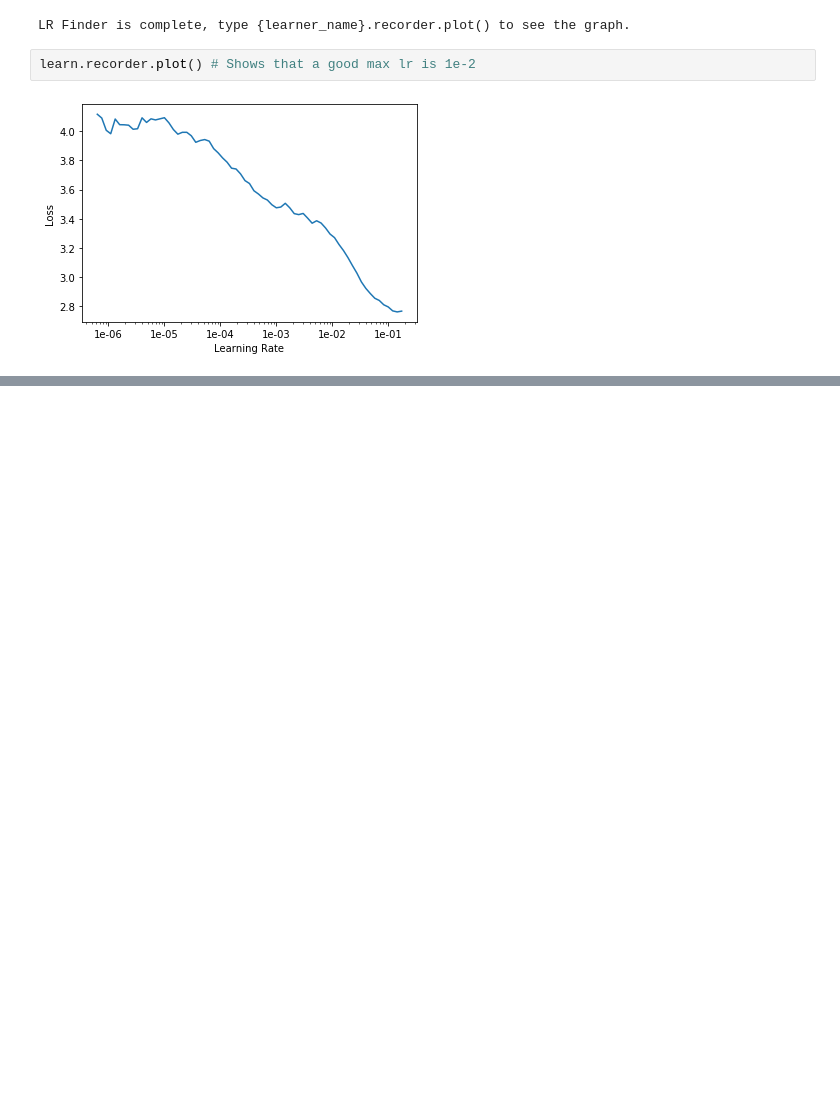
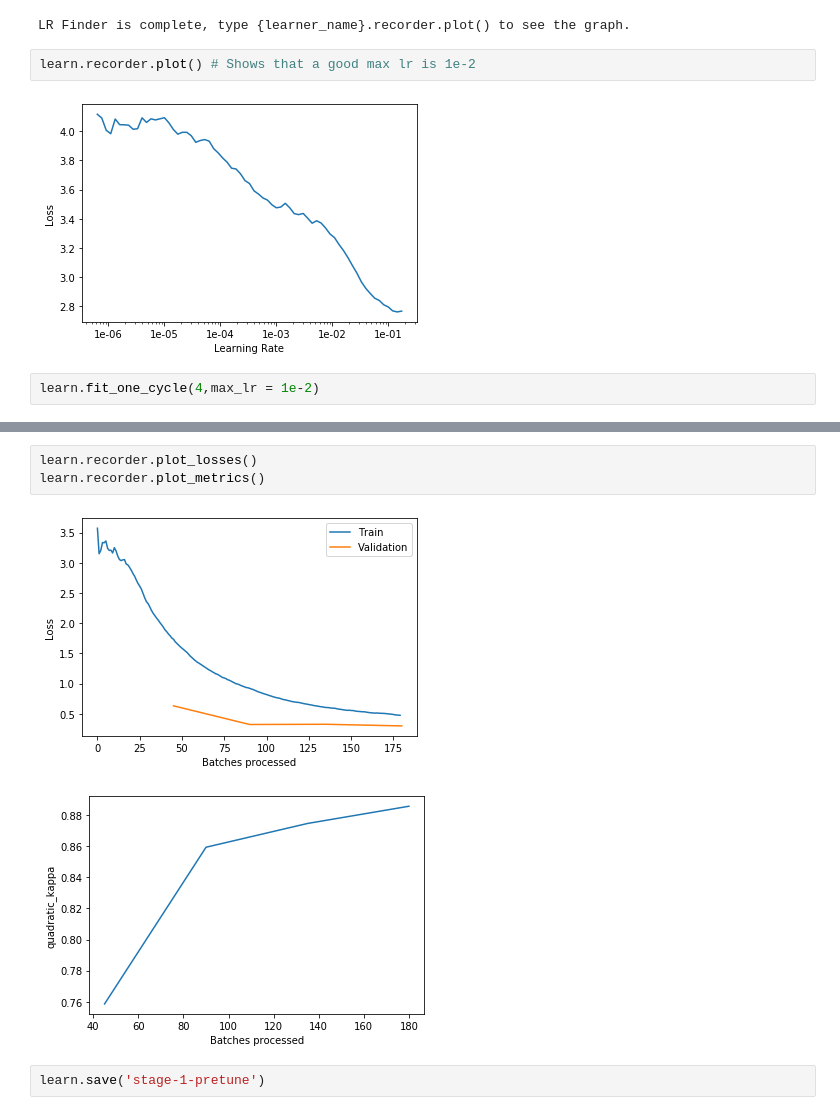
Before and after one commit to Oden-Allfader/APTOS-2019-Blindness-Detection-, a Jupyter notebook: aptos.ipynb, the cells around one changed output, grey strips where cells are left out. Saved outputs shown, nothing was run; the diff lists cells and outputs as text; blank space fills up the shorter version.

```diff
--- a/aptos.ipynb
+++ b/aptos.ipynb
@@ -130,3 +133,5 @@ LR Finder is complete, type {learner_name}.recorder.plot() to see the graph.
 learn.recorder.plot() # Shows that a good max lr is 1e-2
 # %% [output]
 [figure]
+# %%
+learn.fit_one_cycle(4,max_lr = 1e-2)
@@ -132,0 +144,8 @@ learn.recorder.plot() # Shows that a good max lr is 1e-2
+# %%
+learn.recorder.plot_losses()
+learn.recorder.plot_metrics()
+# %% [output]
+[figure, added]
+[figure, added]
+# %%
+learn.save('stage-1-pretune')
```
Also changed, not shown: parts of 25 cells of this notebook, 1 other file.
